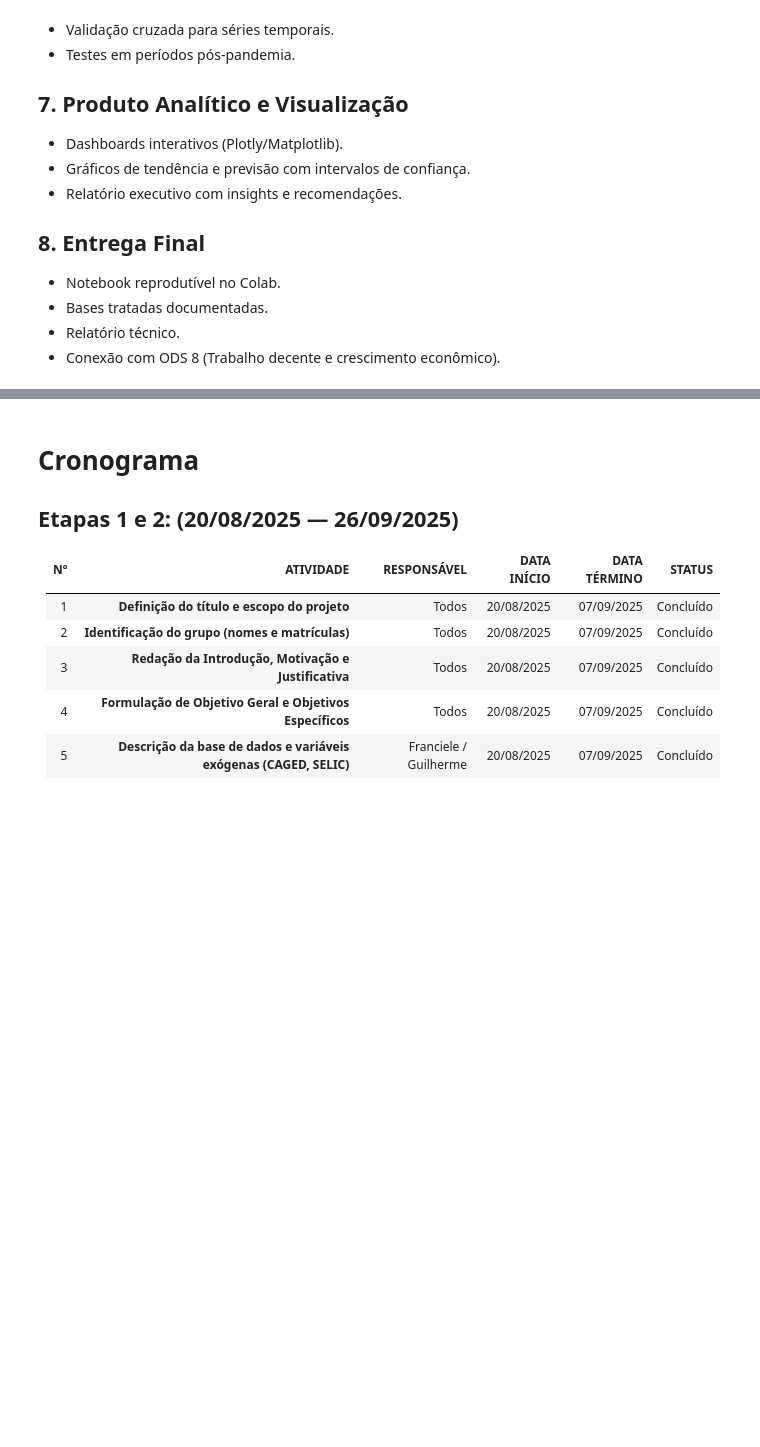
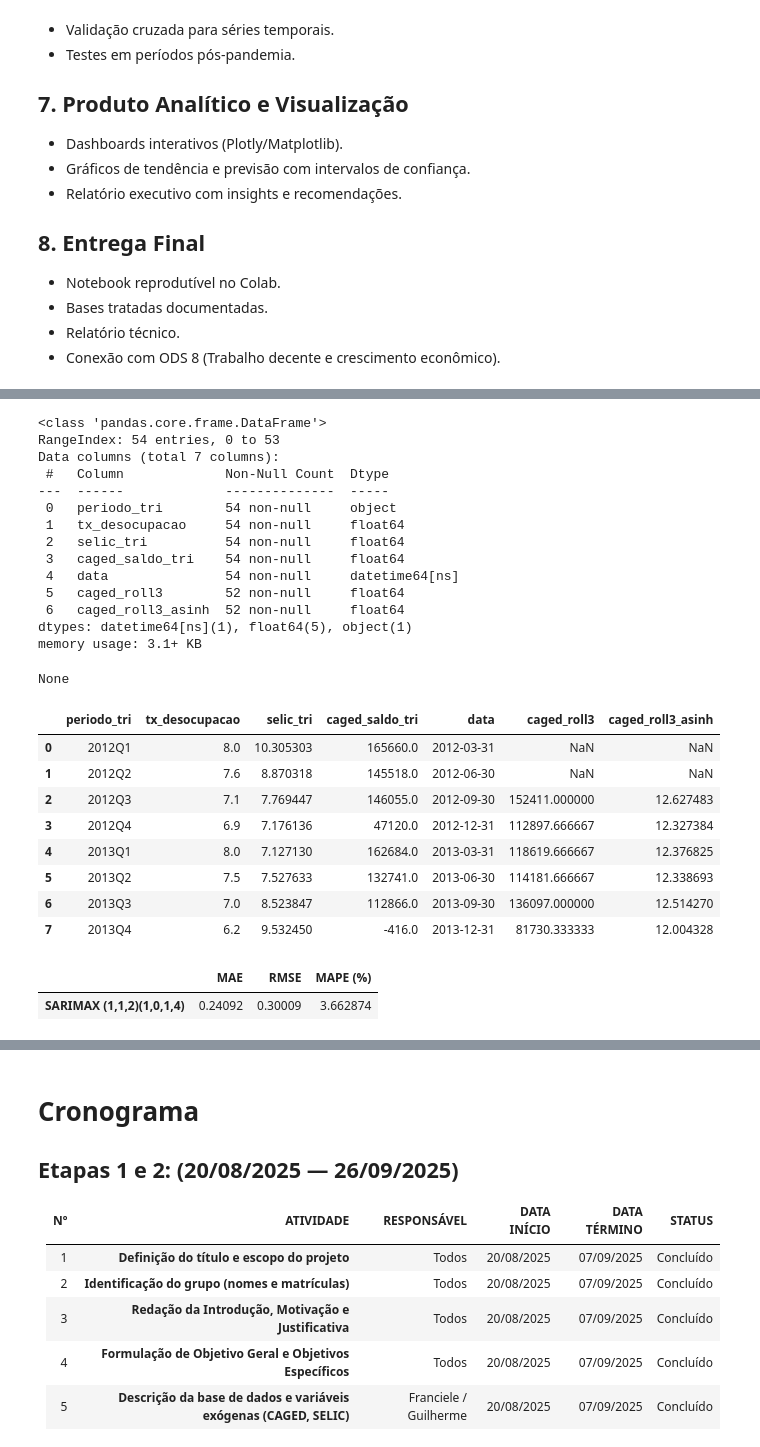
Before and after one commit to fpaterni10/projeto-aplicado-iv-desemprego-br, a Jupyter notebook: notebooks/entrega3/cd_projeto_aplicado_IV_entrega_3.ipynb, the cells around one changed output, grey strips where cells are left out. Cells and saved outputs as stored; diff of their text form; code cells hidden in the pictures; blank space fills up the shorter version.

```diff
--- a/notebooks/entrega3/cd_projeto_aplicado_IV_entrega_3.ipynb
+++ b/notebooks/entrega3/cd_projeto_aplicado_IV_entrega_3.ipynb
@@ -327,0 +376,46 @@ Ambos formam o núcleo do pipeline atual e estabelecem a base para os backtests
+# %%
+# %% [markdown]
+# # Carregamento da base consolidada (GitHub RAW) + preparação
+
+import pandas as pd
+import numpy as np
+
+RAW_URL = "https://raw.githubusercontent.com/fpaterni10/projeto-aplicado-iv-desemprego-br/main/dataset/tratados/caged_pnad_selic_trimestral.csv"
+
+df = pd.read_csv(RAW_URL)
+
+# periodo_tri no formato YYYYQn -> fim do trimestre (normalizado p/ 00:00:00)
+df["data"] = pd.PeriodIndex(df["periodo_tri"], freq="Q").to_timestamp(how="end").normalize()
+
+# ordenar e criar features mínimas
+df = df.sort_values("data").reset_index(drop=True)
+df["caged_roll3"] = df["caged_saldo_tri"].rolling(3).mean()
+df["caged_roll3_asinh"] = np.arcsinh(df["caged_roll3"])
+
+display(df.info())
+df.head(8)
+# %% [output]
+<class 'pandas.core.frame.DataFrame'>
+RangeIndex: 54 entries, 0 to 53
+Data columns (total 7 columns):
+ #   Column             Non-Null Count  Dtype
+---  ------             --------------  -----
+ 0   periodo_tri        54 non-null     object
+ 1   tx_desocupacao     54 non-null     float64
+ 2   selic_tri          54 non-null     float64
+ 3   caged_saldo_tri    54 non-null     float64
+ 4   data               54 non-null     datetime64[ns]
+ 5   caged_roll3        52 non-null     float64
+ 6   caged_roll3_asinh  52 non-null     float64
+dtypes: datetime64[ns](1), float64(5), object(1)
+memory usage: 3.1+ KB
+None
+|  | periodo_tri | tx_desocupacao | selic_tri | caged_saldo_tri | data | caged_roll3 | caged_roll3_asinh |
+| 0 | 2012Q1 | 8.0 | 10.305303 | 165660.0 | 2012-03-31 | NaN | NaN |
+| 1 | 2012Q2 | 7.6 | 8.870318 | 145518.0 | 2012-06-30 | NaN | NaN |
+| 2 | 2012Q3 | 7.1 | 7.769447 | 146055.0 | 2012-09-30 | 152411.000000 | 12.627483 |
+| 3 | 2012Q4 | 6.9 | 7.176136 | 47120.0 | 2012-12-31 | 112897.666667 | 12.327384 |
+| 4 | 2013Q1 | 8.0 | 7.127130 | 162684.0 | 2013-03-31 | 118619.666667 | 12.376825 |
+| 5 | 2013Q2 | 7.5 | 7.527633 | 132741.0 | 2013-06-30 | 114181.666667 | 12.338693 |
+| 6 | 2013Q3 | 7.0 | 8.523847 | 112866.0 | 2013-09-30 | 136097.000000 | 12.514270 |
+| 7 | 2013Q4 | 6.2 | 9.532450 | -416.0 | 2013-12-31 | 81730.333333 | 12.004328 |
@@ -327,0 +467,32 @@ Ambos formam o núcleo do pipeline atual e estabelecem a base para os backtests
+# %%
+# %% [markdown]
+# # SARIMAX — (1,1,2)×(1,0,1,4) com exógenas do CAGED
+
+import warnings
+warnings.filterwarnings("ignore")
+from statsmodels.tsa.statespace.sarimax import SARIMAX
+
+train_sar, test_sar = temporal_holdout(df_sarimax, n_test=4)
+
+y_train = train_sar["tx_desocupacao"].to_numpy()
+X_train = train_sar[exog_cols]
+y_test  = test_sar["tx_desocupacao"].to_numpy()
+X_test  = test_sar[exog_cols]
+
+sarimax = SARIMAX(
+    endog=y_train, exog=X_train,
+    order=(1,1,2), seasonal_order=(1,0,1,4),
+    enforce_stationarity=False, enforce_invertibility=False
+)
+sarimax_res = sarimax.fit(disp=False)
+
+# previsão fora da amostra usando índices inteiros
+n_train = len(y_train)
+n_test  = len(y_test)
+pred_sar = sarimax_res.predict(start=n_train, end=n_train + n_test - 1, exog=X_test)
+
+sarimax_metrics = metrics_report(y_test, pred_sar, prefix="SARIMAX (1,1,2)(1,0,1,4)")
+sarimax_metrics
+# %% [output]
+|  | MAE | RMSE | MAPE (%) |
+| SARIMAX (1,1,2)(1,0,1,4) | 0.24092 | 0.30009 | 3.662874 |
```
Also changed, not shown: parts of 8 cells of this notebook.
